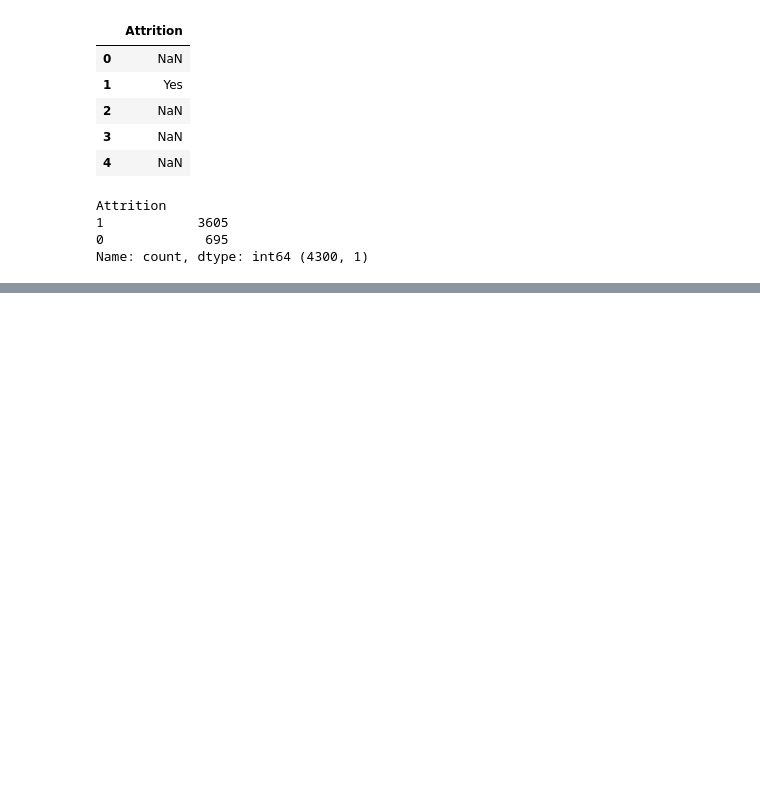
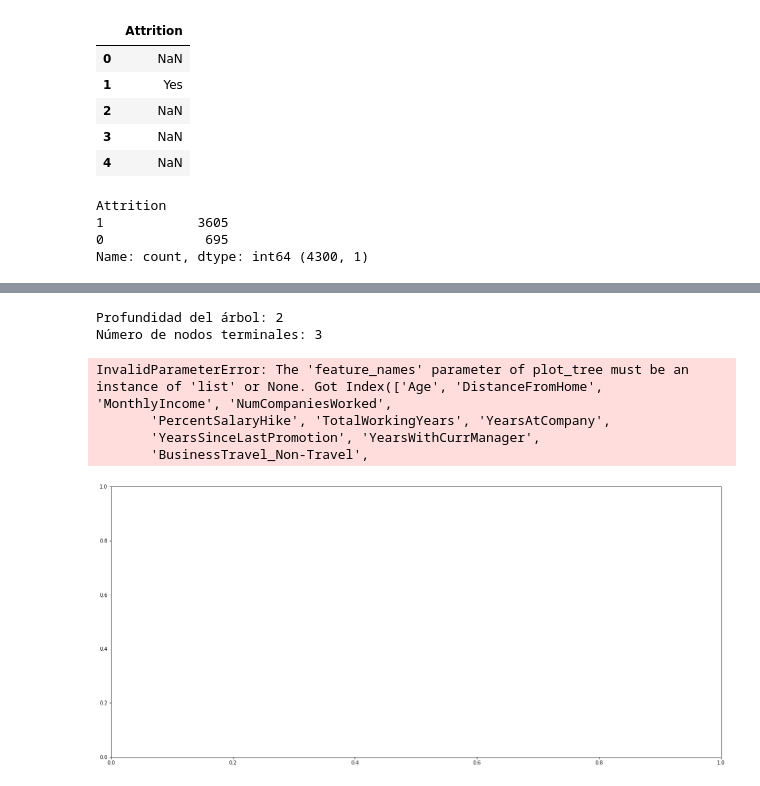
Before and after one commit to veronica1908/RH_Entrega1, a Jupyter notebook: 3_modelo.ipynb, the cells around one changed output, grey strips where cells are left out. Cells and saved outputs as stored; diff of their text form; code cells hidden in the pictures; blank space fills up the shorter version.

```diff
--- a/3_modelo.ipynb
+++ b/3_modelo.ipynb
@@ -186,0 +444,12 @@ NameError: name 'funciones' is not defined
+# %%
+##Decision Tree Classifier-Modelo
+#Train del modelo
+clf = tree.DecisionTreeClassifier(
+          criterion = 'gini',
+          max_depth = 10,
+          max_features = 14,
+          max_leaf_nodes = 20,
+          min_samples_leaf = 5,
+          splitter = 'best',
+          random_state=0)
+clf.fit(X_train, y_train)
@@ -186,0 +487,25 @@ NameError: name 'funciones' is not defined
+# %%
+##Decision Tree Classifier-Arbol
+fig, ax = plt.subplots(figsize=(22, 10))
+
+print(f"Profundidad del árbol: {clf.get_depth()}")
+print(f"Número de nodos terminales: {clf.get_n_leaves()}")
+
+plot = plot_tree(
+            decision_tree = clf,
+            feature_names = X_final.columns,
+            class_names   = ['False', 'True'],
+            filled        = True,
+            impurity      = False,
+            fontsize      = 10,
+            precision     = 2,
+            ax            = ax
+        )
+# %% [output]
+Profundidad del árbol: 2
+Número de nodos terminales: 3
+InvalidParameterError: The 'feature_names' parameter of plot_tree must be an instance of 'list' or None. Got Index(['Age', 'DistanceFromHome', 'MonthlyIncome', 'NumCompaniesWorked',
+       'PercentSalaryHike', 'TotalWorkingYears', 'YearsAtCompany',
+       'YearsSinceLastPromotion', 'YearsWithCurrManager',
+       'BusinessTravel_Non-Travel',
+[figure, added]
```
Also changed, not shown: parts of 27 cells of this notebook, 2 other files.
